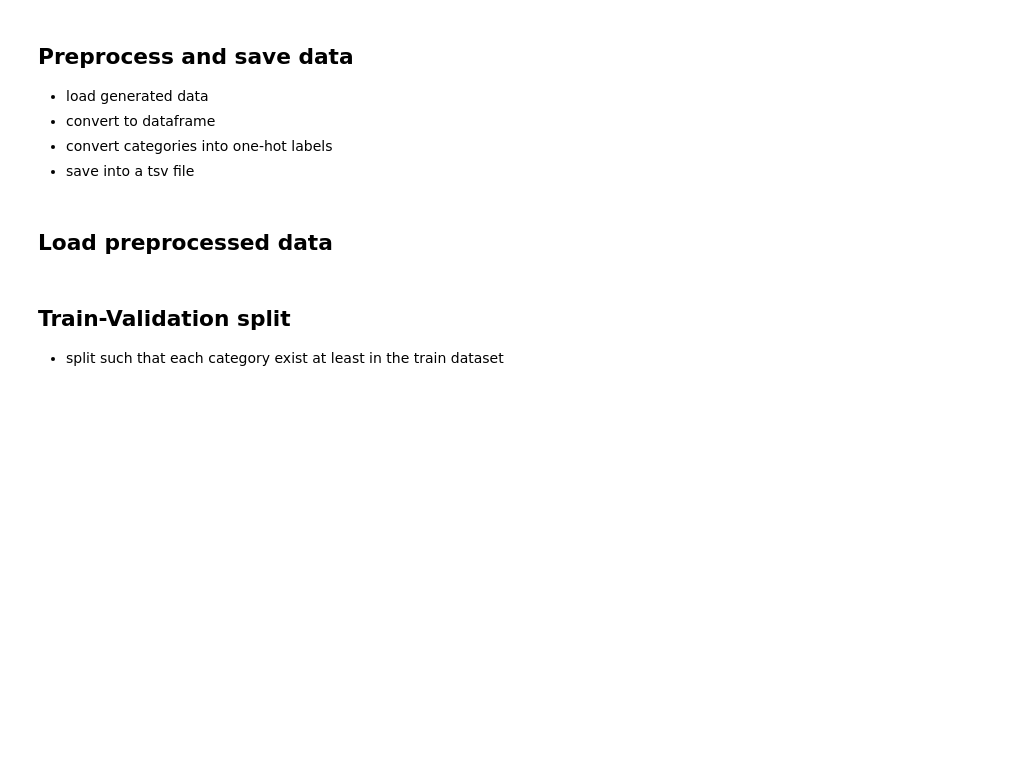
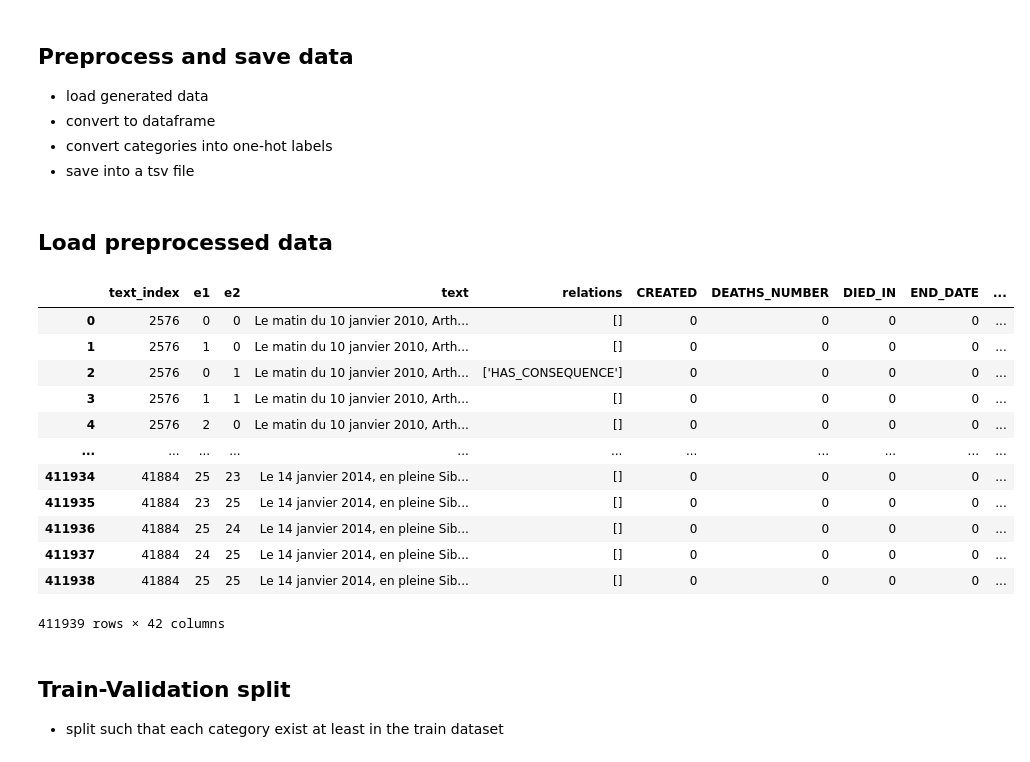
Before and after one commit to tagny/relation_extraction_textmine25, a Jupyter notebook: defi_textmine_2025/multi_label_text_classification_BERT.ipynb, the cells around one changed output. Saved outputs shown, nothing was run; the diff lists cells and outputs as text; code cells hidden in the pictures; blank space fills up the shorter version.

```diff
--- a/defi_textmine_2025/multi_label_text_classification_BERT.ipynb
+++ b/defi_textmine_2025/multi_label_text_classification_BERT.ipynb
@@ -143,6 +144,22 @@ process_csv_to_csv(os.path.join(generated_data_dir_path, "train"), labeled_prepr
 ## Load preprocessed data
 # %%
 labeled_df = load_csv(labeled_preprocessed_data_dir_path, index_col=0, sep='\t')
+# %%
+labeled_df
+# %% [output]
+|  | text_index | e1 | e2 | text | relations | CREATED | DEATHS_NUMBER | DIED_IN | END_DATE | ... |
+| 0 | 2576 | 0 | 0 | Le matin du 10 janvier 2010, Arth... | [] | 0 | 0 | 0 | 0 | ... |
+| 1 | 2576 | 1 | 0 | Le matin du 10 janvier 2010, Arth... | [] | 0 | 0 | 0 | 0 | ... |
+| 2 | 2576 | 0 | 1 | Le matin du 10 janvier 2010, Arth... | ['HAS_CONSEQUENCE'] | 0 | 0 | 0 | 0 | ... |
+| 3 | 2576 | 1 | 1 | Le matin du 10 janvier 2010, Arth... | [] | 0 | 0 | 0 | 0 | ... |
+| 4 | 2576 | 2 | 0 | Le matin du 10 janvier 2010, Arth... | [] | 0 | 0 | 0 | 0 | ... |
+| ... | ... | ... | ... | ... | ... | ... | ... | ... | ... | ... |
+| 411934 | 41884 | 25 | 23 | Le 14 janvier 2014, en pleine Sib... | [] | 0 | 0 | 0 | 0 | ... |
+| 411935 | 41884 | 23 | 25 | Le 14 janvier 2014, en pleine Sib... | [] | 0 | 0 | 0 | 0 | ... |
+| 411936 | 41884 | 25 | 24 | Le 14 janvier 2014, en pleine Sib... | [] | 0 | 0 | 0 | 0 | ... |
+| 411937 | 41884 | 24 | 25 | Le 14 janvier 2014, en pleine Sib... | [] | 0 | 0 | 0 | 0 | ... |
+| 411938 | 41884 | 25 | 25 | Le 14 janvier 2014, en pleine Sib... | [] | 0 | 0 | 0 | 0 | ... |
+411939 rows × 42 columns
 # %% [markdown]
 ## Train-Validation split
 
```
Also changed, not shown: parts of 29 cells of this notebook, 1 other file.
